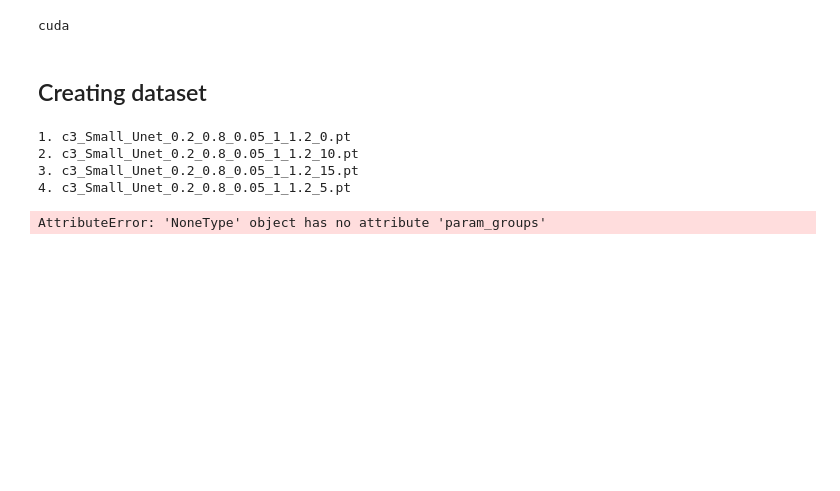
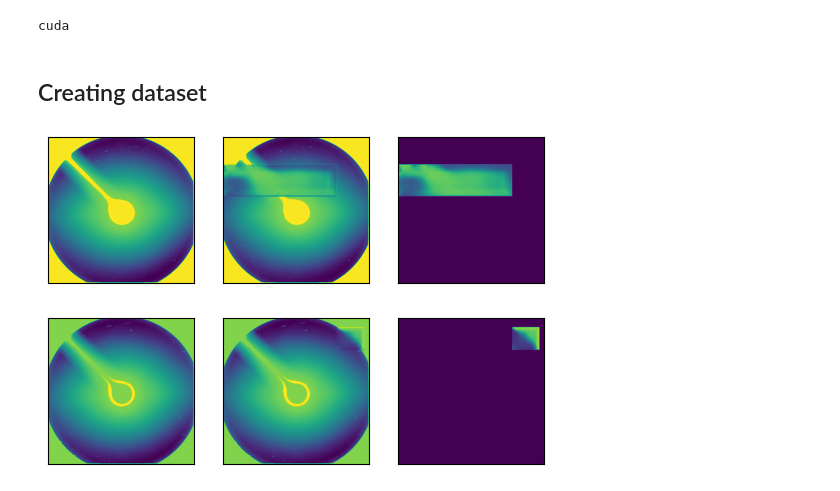
Before and after one commit to Jorgedavyd/DL-based-Coronagraph-Inpainting, a Jupyter notebook: training.ipynb, the cells around one changed output. Saved outputs shown, nothing was run; the diff lists cells and outputs as text; code cells hidden in the pictures; blank space fills up the shorter version.

```diff
--- a/training.ipynb
+++ b/training.ipynb
@@ -45,32 +35,32 @@ model = to_device(SmallUNet(f'c3_Small_Unet_{0.2}_{0.8}_{0.05}_{1}_{1.2}', NewIn
 # %%
 import torch
 from utils import to_device
-sample_tensor = (torch.randn(1,1,1024,1024), torch.ones(1,1,1024,1024))
-sample_tensor = to_device(sample_tensor, device)
+sample_tensor = (torch.randn(1,1,1024,1024).to(device), torch.ones(1,1,1024,1024).to(device))
+# %%
+from model import SmallUNet
+from loss import NewInpaintingLoss
+
+model = to_device(SmallUNet('Cross_model', NewInpaintingLoss([6, 6, 0.5, 1.2, 1.8, 0.7]), 2), device)
 # %%
 import torch.nn.functional as F
 model.spe_act = lambda x: F.sigmoid(x)
 # %%
 from torch.optim.lr_scheduler import OneCycleLR
 from torch.optim import Adam, SGD, RMSprop
-
 model.fit(
     train_dl,
     val_dl,
-    epochs = 200,
+    epochs = 25,
     lr = 2e-4,
     batch_size = batch_size,
     weight_decay = 0,
-    grad_clip = 6e-4,
+    grad_clip = False,
     opt_func = Adam,
     lr_sched = OneCycleLR,
     saving_div = 5,
     graph = True,
     sample_input = sample_tensor
 )
 # %% [output]
-1. c3_Small_Unet_0.2_0.8_0.05_1_1.2_0.pt
-2. c3_Small_Unet_0.2_0.8_0.05_1_1.2_10.pt
-3. c3_Small_Unet_0.2_0.8_0.05_1_1.2_15.pt
-4. c3_Small_Unet_0.2_0.8_0.05_1_1.2_5.pt
-AttributeError: 'NoneType' object has no attribute 'param_groups'
+[figure, added]
+[figure, added]
```
Also changed, not shown: parts of 2 cells of this notebook, 2 other files.
